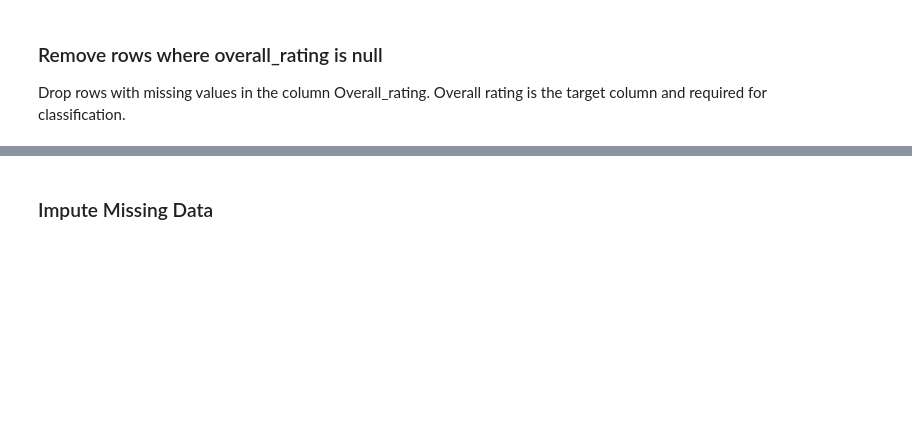
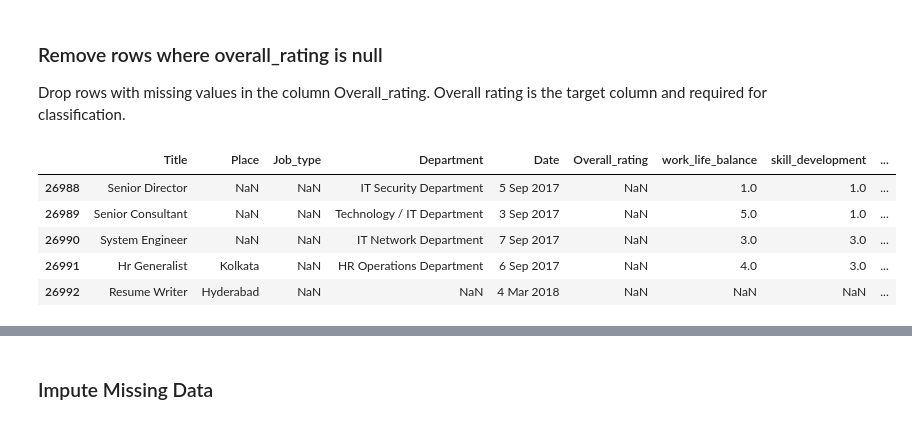
Before and after one commit to TEcjddns/UChicago_AIML_Project, a Jupyter notebook: EmployeeHappiness.ipynb, the cells around one changed output, grey strips where cells are left out. Cells and saved outputs as stored; diff of their text form; code cells hidden in the pictures; blank space fills up the shorter version.

```diff
--- a/EmployeeHappiness.ipynb
+++ b/EmployeeHappiness.ipynb
@@ -272,3 +316,17 @@ The self rankings with the lowest correlation are salary_and_benefits and job_se
 # %% [markdown]
 ### Remove rows where overall_rating is null
 Drop rows with missing values in the column Overall_rating. Overall rating is the target column and required for classification.
+# %%
+# nabil sleiman
+# create a hwldwut df where overall_rating was null in original df
+holdout_df = df[df['Overall_rating'].isnull()]
+# %%
+# nabil sleiman
+holdout_df.tail()
+# %% [output]
+|  | Title | Place | Job_type | Department | Date | Overall_rating | work_life_balance | skill_development | ... |
+| 26988 | Senior Director | NaN | NaN | IT Security Department | 5 Sep 2017 | NaN | 1.0 | 1.0 | ... |
+| 26989 | Senior Consultant | NaN | NaN | Technology / IT Department | 3 Sep 2017 | NaN | 5.0 | 1.0 | ... |
+| 26990 | System Engineer | NaN | NaN | IT Network Department | 7 Sep 2017 | NaN | 3.0 | 3.0 | ... |
+| 26991 | Hr Generalist | Kolkata | NaN | HR Operations Department | 6 Sep 2017 | NaN | 4.0 | 3.0 | ... |
+| 26992 | Resume Writer | Hyderabad | NaN | NaN | 4 Mar 2018 | NaN | NaN | NaN | ... |
```
Also changed, not shown: parts of 31 cells of this notebook, 2 other files.
